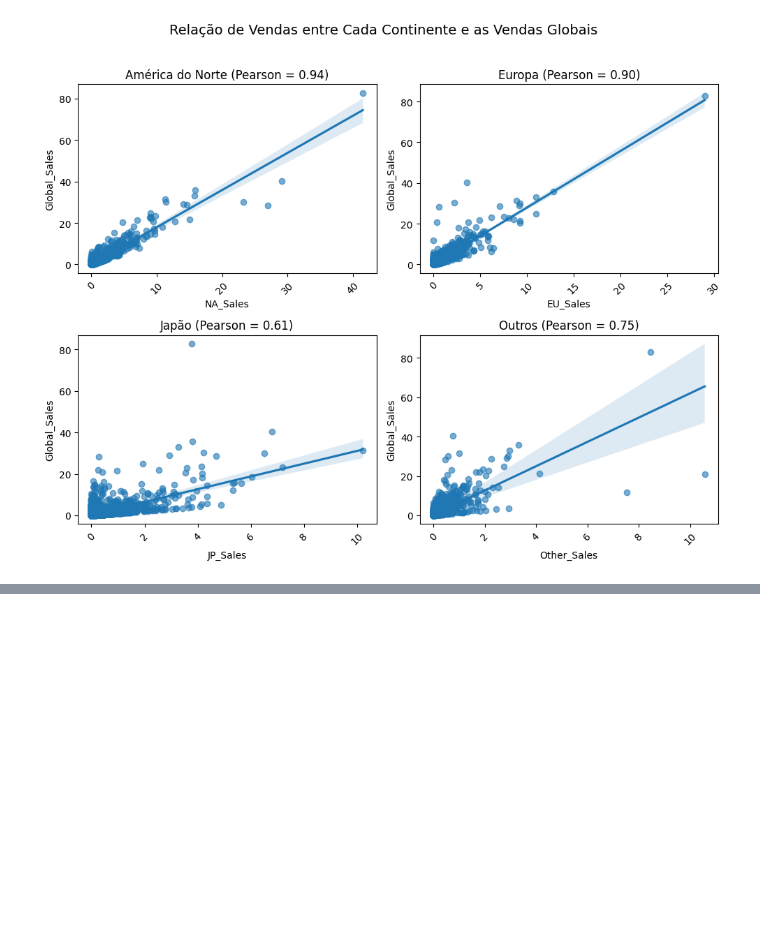
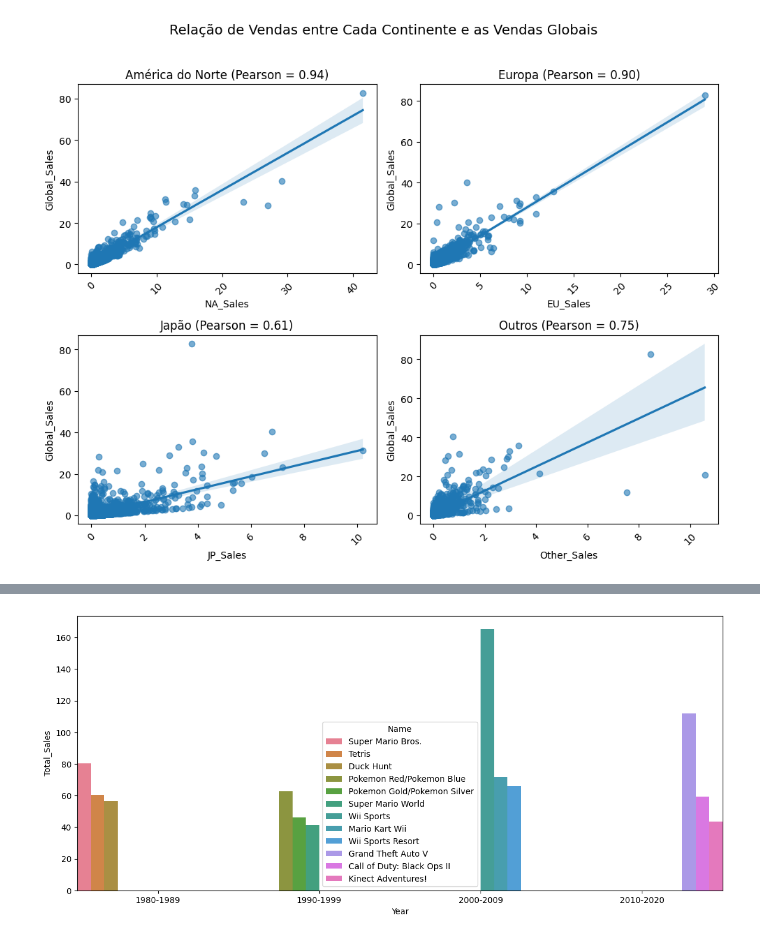
Before and after one commit to NonatoFalcao/Dashboard-Vendas, a Jupyter notebook: ProjetoDashborad.ipynb, the cells around one changed output, grey strips where cells are left out. Saved outputs shown, nothing was run; the diff lists cells and outputs as text; code cells hidden in the pictures; blank space fills up the shorter version.

```diff
--- a/ProjetoDashborad.ipynb
+++ b/ProjetoDashborad.ipynb
@@ -575,0 +727,6 @@ pio.write_json(fig_RelacaoOther, "Figuras/fig_RelacaoOther.json")
+# %%
+filteredPub90_df = df_Games[(df_Games['Year'] >= 1990) & (df_Games['Year'] <= 1999)]
+filteredPub90_df['Year'].astype(str)
+filteredPub90_df['Year'] = "1990-1999"
+top90_df = filteredPub90_df.sort_values(by='Total_Sales', ascending=False).head(3)
+top90_df.head()
@@ -575,0 +742,6 @@ pio.write_json(fig_RelacaoOther, "Figuras/fig_RelacaoOther.json")
+# %%
+filteredPub00_df = df_Games[(df_Games['Year'] >= 2000) & (df_Games['Year'] <= 2009)]
+filteredPub00_df['Year'].astype(str)
+filteredPub00_df['Year'] = "2000-2009"
+top00_df = filteredPub00_df.sort_values(by='Total_Sales', ascending=False).head(3)
+top00_df.head()
@@ -575,0 +757,12 @@ pio.write_json(fig_RelacaoOther, "Figuras/fig_RelacaoOther.json")
+# %%
+filteredPub10_df = df_Games[(df_Games['Year'] >= 2010) & (df_Games['Year'] <= 2020)]
+
+filteredPub10_df['Year'].astype(str)
+filteredPub10_df['Year'] = "2010-2020"
+top10_df = filteredPub10_df.sort_values(by='Total_Sales', ascending=False)
+salesGTA = top10_df[top10_df['Name'] == 'Call of Duty: Black Ops II'].sum()
+top10_df.loc[top10_df['Name'] == "Grand Theft Auto V", 'Total_Sales'] = 111.84
+top10_df.loc[top10_df['Name'] == "Call of Duty: Black Ops II", 'Total_Sales'] = 59.45
+top10d_df = top10_df.drop_duplicates(subset=['Name'], keep='first')
+top10d_df = top10d_df.sort_values(by='Total_Sales', ascending=False).head(3)
+top10d_df.head()
@@ -575,0 +778,3 @@ pio.write_json(fig_RelacaoOther, "Figuras/fig_RelacaoOther.json")
+# %%
+resultGames_df = pd.concat([top80_df, top90_df, top00_df,top10d_df])
+resultGames_df.head(20)
@@ -575,0 +795,8 @@ pio.write_json(fig_RelacaoOther, "Figuras/fig_RelacaoOther.json")
+# %%
+fig, ax = plt.subplots(figsize=(14, 6))
+
+sns.barplot(data=resultGames_df, x="Year", y="Total_Sales", hue="Name", ax=ax,width=1)
+ax.set_xlim(-0.5, len(resultGames_df["Year"].unique()) - 0.5)
+plt.show()
+# %% [output]
+[figure, added]
```
Also changed, not shown: parts of 22 cells of this notebook, 14 other files.
